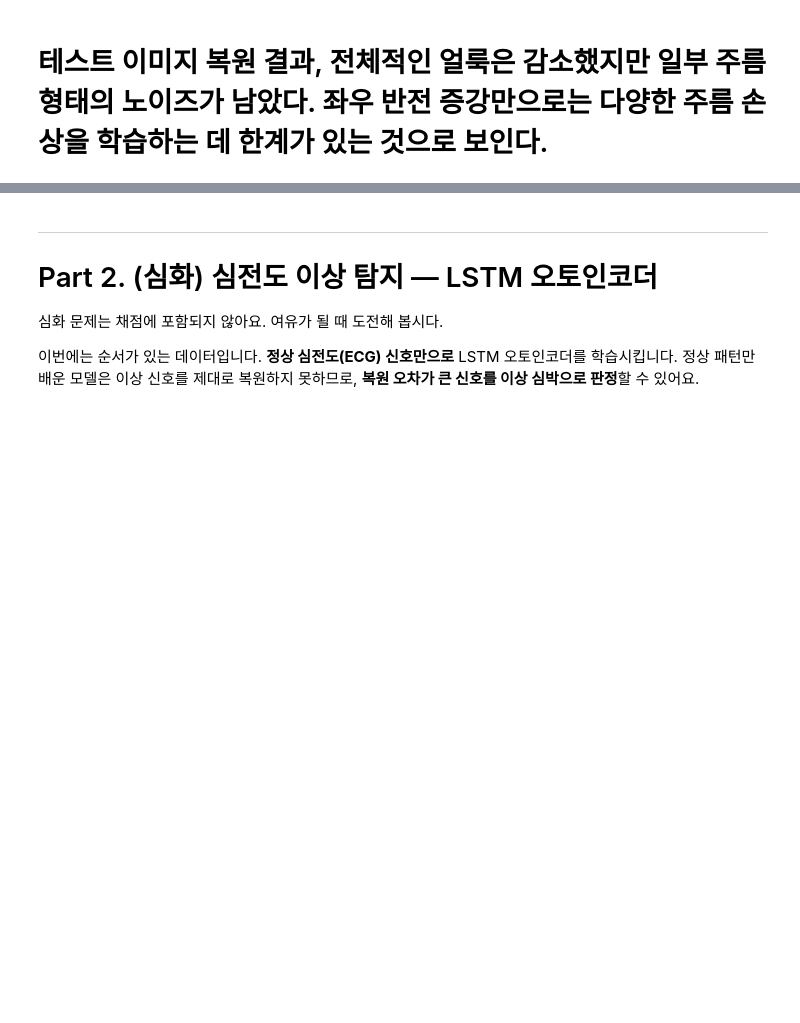
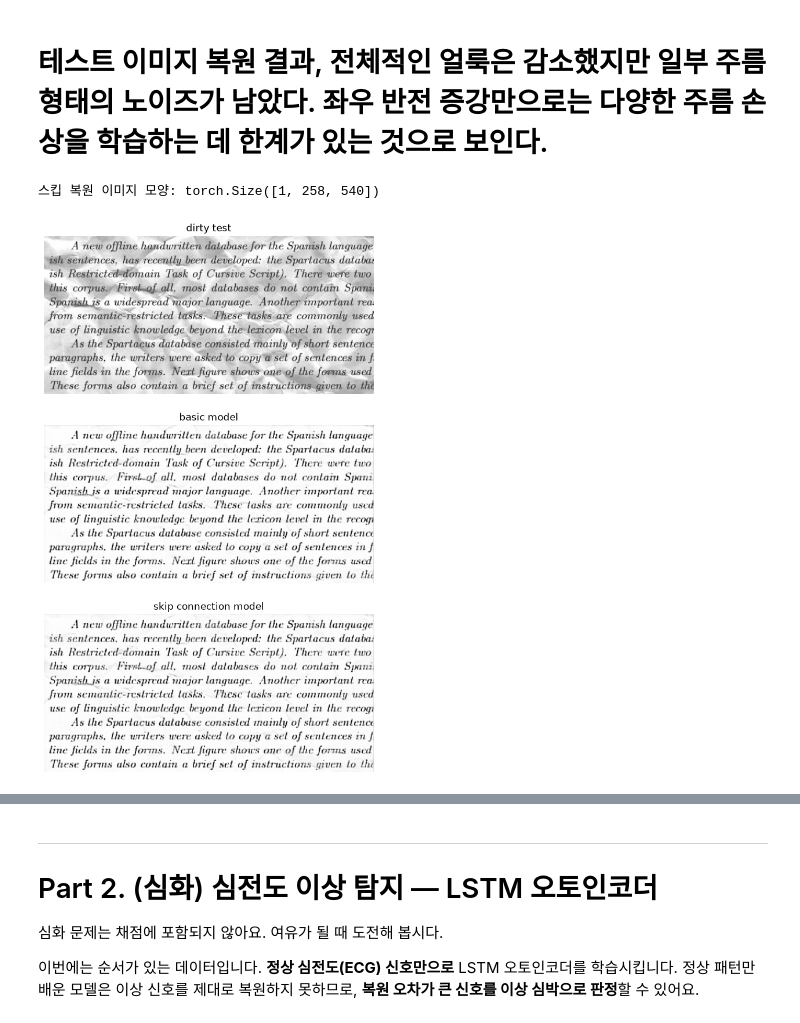
Before and after one commit to yy-0401/CodeIt_Mission_AE, a Jupyter notebook: 미션5_1팀_김이연.ipynb, the cells around one changed output, grey strips where cells are left out. Saved outputs shown, nothing was run; the diff lists cells and outputs as text; code cells hidden in the pictures; blank space fills up the shorter version.

```diff
--- a/미션5_1팀_김이연.ipynb
+++ b/미션5_1팀_김이연.ipynb
@@ -756,3 +756,37 @@ plt.show()
 [figure]
 # %% [markdown]
 # 테스트 이미지 복원 결과, 전체적인 얼룩은 감소했지만 일부 주름 형태의 노이즈가 남았다. 좌우 반전 증강만으로는 다양한 주름 손상을 학습하는 데 한계가 있는 것으로 보인다.
+# %%
+# 다른 결과랑도 비교해보기
+restored_skip_test = denoise_full_image(
+    improved_model_1,
+    dirty_test,
+    multiple=4
+)
+
+print("스킵 복원 이미지 모양:", restored_skip_test.shape)
+# %% [output]
+스킵 복원 이미지 모양: torch.Size([1, 258, 540])
+# %%
+fig, axes = plt.subplots(3, 1, figsize=(12, 12))
+
+images = [
+    dirty_test,
+    restored_test,
+    restored_skip_test
+]
+
+titles = [
+    "dirty test",
+    "basic model",
+    "skip connection model"
+]
+
+for ax, image, title in zip(axes, images, titles):
+    ax.imshow(image.squeeze(), cmap="gray")
+    ax.set_title(title)
+    ax.axis("off")
+
+plt.show()
+# %% [output]
+[figure, added]
```
Also changed, not shown: parts of 17 cells of this notebook.
